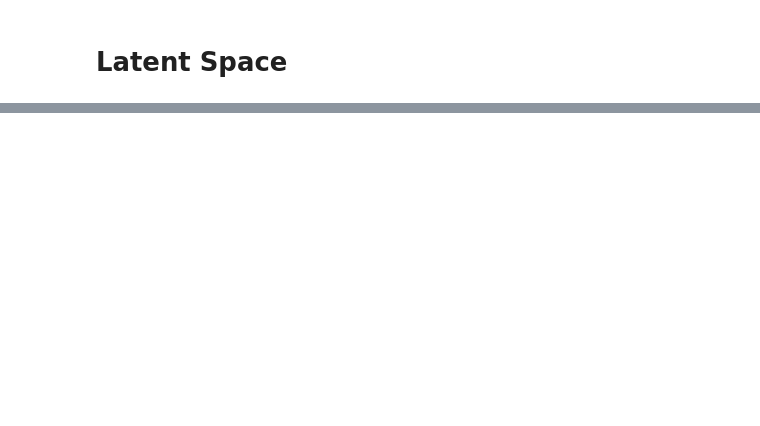
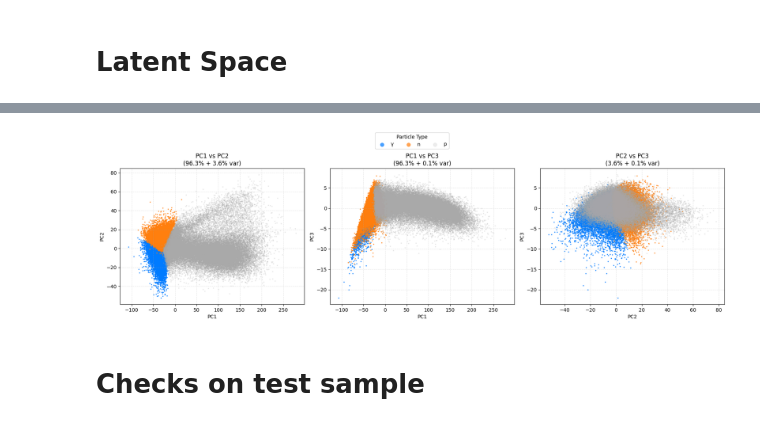
Before and after one commit to eberthol/PSD_GMVA_paper, a Jupyter notebook: GMVAE/Minimal_GMVAE.ipynb, the cells around one changed output, grey strips where cells are left out. Saved outputs shown, nothing was run; the diff lists cells and outputs as text; code cells hidden in the pictures; blank space fills up the shorter version.

Commit message:
add more options to visualise the PCA

```diff
--- a/GMVAE/Minimal_GMVAE.ipynb
+++ b/GMVAE/Minimal_GMVAE.ipynb
@@ -190,2 +190,8 @@ gpv.plot_2d_pca(train_loader, model)
+# %%
+gpv.plot_3d_pca_projections(train_loader, model)
+# %% [output]
+[figure, added]
 # %%
 gpv.plot_interactive_3d_pca(train_loader, model) # opens a browser
+# %% [markdown]
+# Checks on test sample
```
Also changed, not shown: parts of 15 cells of this notebook, 1 other file.
